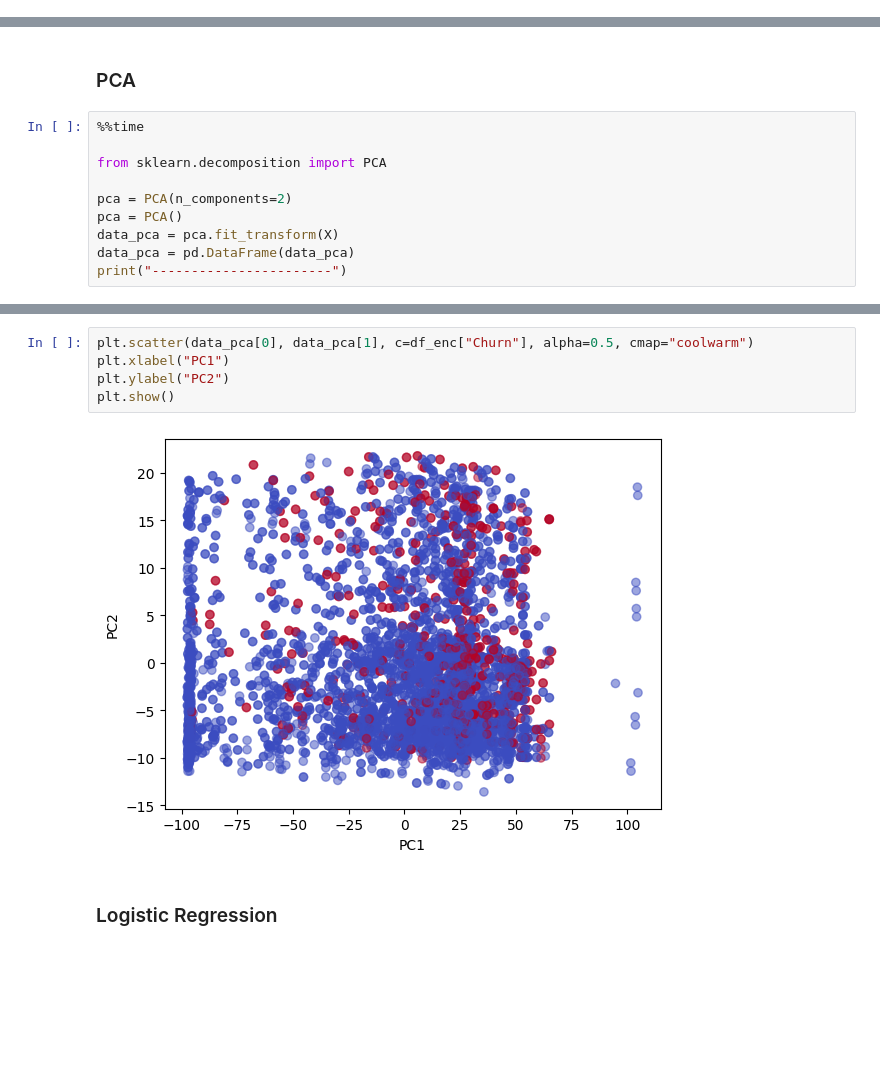
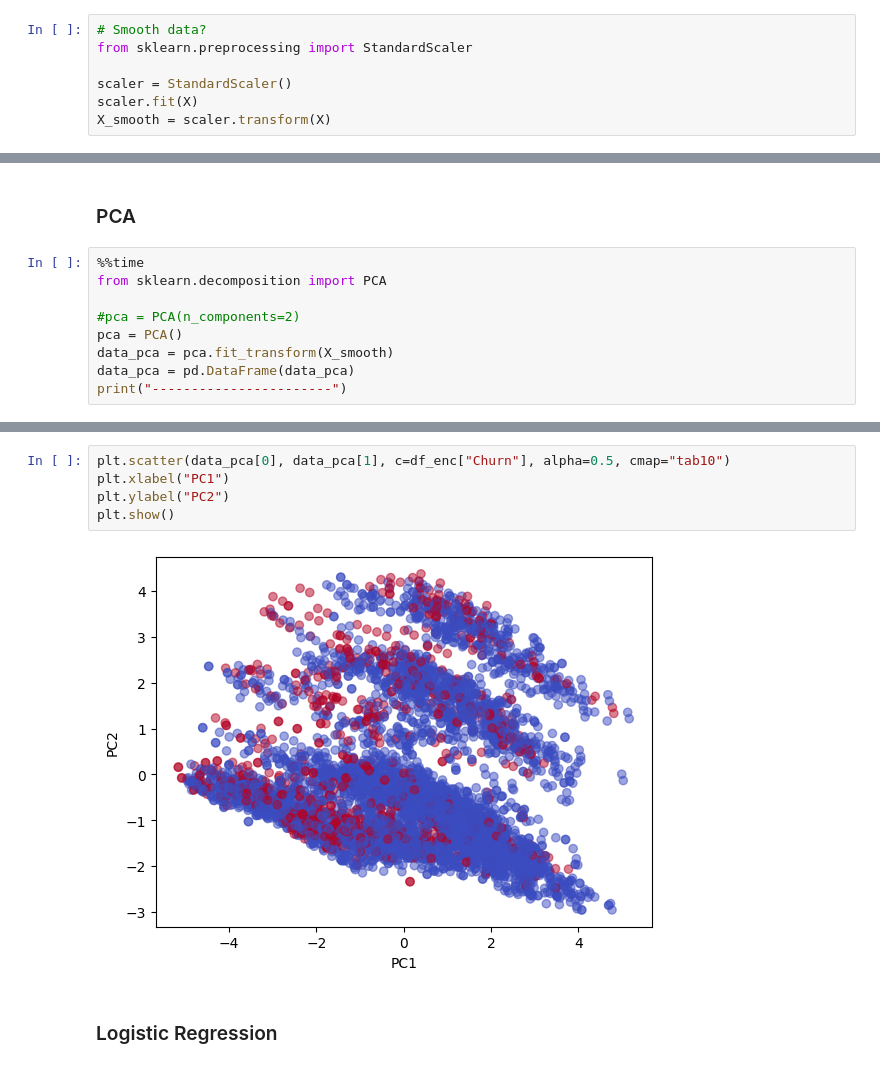
Before and after one commit to straylight77/data-sci-learning, a Jupyter notebook: dat203/final.ipynb, the cells around one changed output, grey strips where cells are left out. Drawn from its saved outputs; the diff is of its cells as text; blank space fills up the shorter version.

Commit message:
Added some data smoothing before the train_test_split.  Better results from logit (it finishes now) and knn.  Better visuals wiht tSNE and PCA as well.

```diff
--- a/dat203/final.ipynb
+++ b/dat203/final.ipynb
@@ -531,4 +508,11 @@ def print_model_summary(model, X, y, name):
 # %%
 X = df_enc.drop("Churn", axis=1)
 y = df_enc['Churn']
+# %%
+# Smooth data?
+from sklearn.preprocessing import StandardScaler
+
+scaler = StandardScaler()
+scaler.fit(X)
+X_smooth = scaler.transform(X)
 # %%
@@ -543,12 +561,11 @@ Shape of X_test: (1408, 37)
 ### PCA
 # %%
 %%time
-
 from sklearn.decomposition import PCA
 
-pca = PCA(n_components=2)
+#pca = PCA(n_components=2)
 pca = PCA()
-data_pca = pca.fit_transform(X)
+data_pca = pca.fit_transform(X_smooth)
 data_pca = pd.DataFrame(data_pca)
 print("-----------------------")
 # %% [output]
@@ -558,10 +575,10 @@ Wall time: 1.84 s
 # %%
-plt.scatter(data_pca[0], data_pca[1], c=df_enc["Churn"], alpha=0.5, cmap="coolwarm")
+plt.scatter(data_pca[0], data_pca[1], c=df_enc["Churn"], alpha=0.5, cmap="tab10")
 plt.xlabel("PC1")
 plt.ylabel("PC2")
 plt.show()
 # %% [output]
-[figure, old version]
+[figure, new version]
 # %% [markdown]
 ### Logistic Regression
 # %%
```
Also changed, not shown: parts of 27 cells of this notebook.
